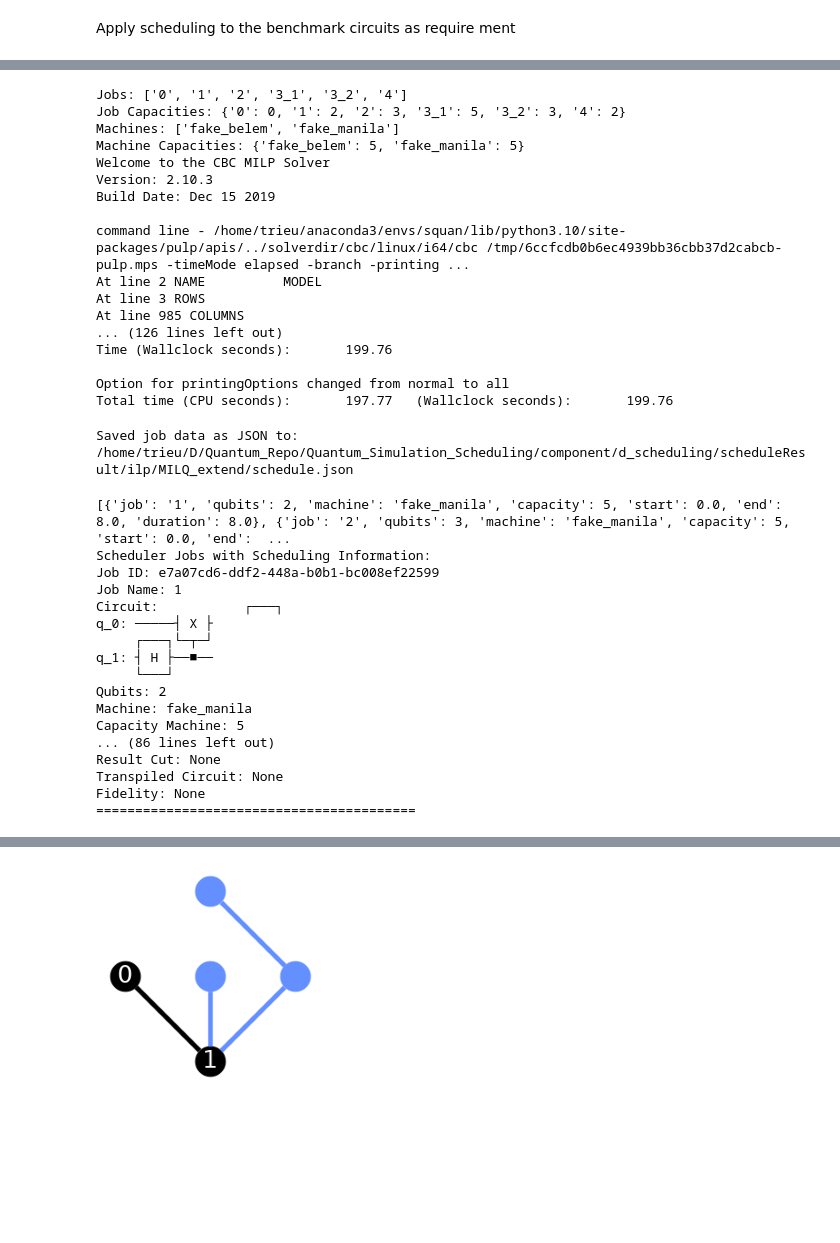
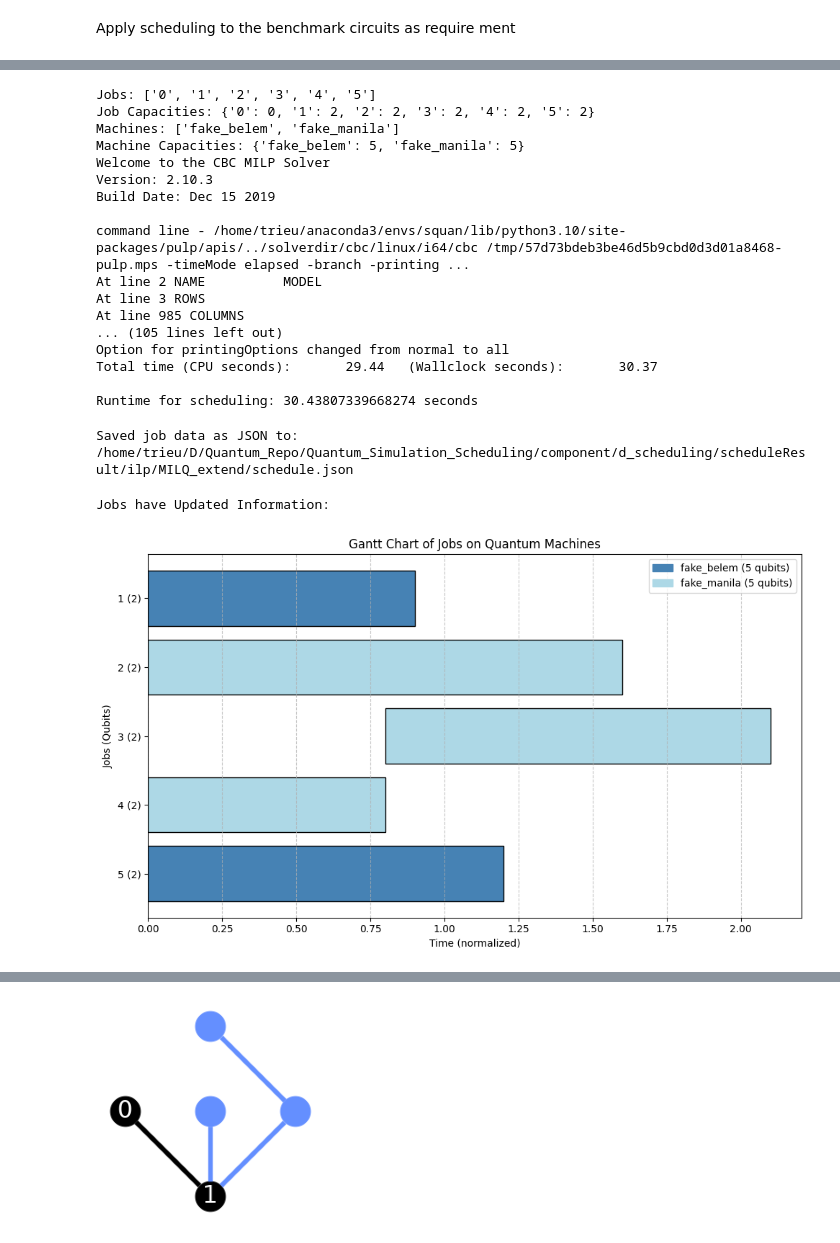
Before and after one commit to MagePro310/Quantum_Simulation_Scheduling_ver1, a Jupyter notebook: test_algorithm.ipynb, the cells around one changed output, grey strips where cells are left out. Drawn from its saved outputs; the diff is of its cells as text; code cells hidden in the pictures; blank space fills up the shorter version.

```diff
--- a/test_algorithm.ipynb
+++ b/test_algorithm.ipynb
@@ -51,8 +90,6 @@ print(machines)
 # Generate the problem
 # %% [markdown]
 Create benchmark
-# %%
-jobs = {"1": 2, "2": 3, "3": 8, "4": 2 }
 # %%
 from component.b_benchmark.mqt_tool import benchmark_circuit
 from component.sup_sys.job_info import JobInfo
@@ -235,27 +271,33 @@ print("Jobs:", jobs)
 print("Job Capacities:", job_capacities)
 print("Machines:", machines_ilp)
 print("Machine Capacities:", machine_capacities_ilp)
+result_Scheduling.nameAlgorithm = "MILQ_extend"
 from component.d_scheduling.algorithm.ilp.MILQ_extend import MILQ_extend_implementation
-# Scheduler
+import time
+# Measure runtime
+start_time = time.time()
 MILQ_extend_implementation.example_problem(bigM, timesteps, "component/d_scheduling/algorithm/ilp/MILQ_extend/MILQ_extend_result", jobs, job_capacities, machines_ilp, machine_capacities_ilp)
+runtime = time.time() - start_time
+result_Scheduling.makespanSchedule = runtime
+print(f"Runtime for scheduling: {runtime} seconds")
 # %% [output]
-Jobs: ['0', '1', '2', '3_1', '3_2', '4']
-Job Capacities: {'0': 0, '1': 2, '2': 3, '3_1': 5, '3_2': 3, '4': 2}
+Jobs: ['0', '1', '2', '3', '4', '5']
+Job Capacities: {'0': 0, '1': 2, '2': 2, '3': 2, '4': 2, '5': 2}
 Machines: ['fake_belem', 'fake_manila']
 Machine Capacities: {'fake_belem': 5, 'fake_manila': 5}
 Welcome to the CBC MILP Solver
 Version: 2.10.3
 Build Date: Dec 15 2019
 
-command line - /home/trieu/anaconda3/envs/squan/lib/python3.10/site-packages/pulp/apis/../solverdir/cbc/linux/i64/cbc /tmp/6ccfcdb0b6ec4939bb36cbb37d2cabcb-pulp.mps -timeMode elapsed -branch -printing ...
+command line - /home/trieu/anaconda3/envs/squan/lib/python3.10/site-packages/pulp/apis/../solverdir/cbc/linux/i64/cbc /tmp/57d73bdeb3be46d5b9cbd0d3d01a8468-pulp.mps -timeMode elapsed -branch -printing ...
 At line 2 NAME          MODEL
 At line 3 ROWS
 At line 985 COLUMNS
-... (126 lines left out)
-Time (Wallclock seconds):       199.76
+... (105 lines left out)
+Option for printingOptions changed from normal to all
+Total time (CPU seconds):       29.44   (Wallclock seconds):       30.37
 
-Option for printingOptions changed from normal to all
-Total time (CPU seconds):       197.77   (Wallclock seconds):       199.76
+Runtime for scheduling: 30.43807339668274 seconds
 # %%
 # Read_ilp_result
 from component.d_scheduling.extract import ilp
@@ -264,42 +305,16 @@ ilp.visualize("component/d_scheduling/algorithm/ilp/MILQ_extend/MILQ_extend_resu
 # %% [output]
 Saved job data as JSON to: /home/trieu/D/Quantum_Repo/Quantum_Simulation_Scheduling/component/d_scheduling/scheduleResult/ilp/MILQ_extend/schedule.json
-# %%
-from component.d_scheduling.analyze import analyze_cal
-
-data = analyze_cal.load_job_data("component/d_scheduling/algorithm/ilp/MILQ_extend/job_data.txt")
-print(data)
-
-for job_data in data:
-    job_name = job_data['job']
-    if job_name in scheduler_job:
-        scheduler_job[job_name].qubits = job_data['qubits']
-        scheduler_job[job_name].machine = job_data['machine']
-        scheduler_job[job_name].capacity_machine = job_data['capacity']
-        scheduler_job[job_name].start_time = job_data['start']
-        scheduler_job[job_name].duration = job_data['duration']
-        scheduler_job[job_name].end_time = job_data['end']
-
-print("Scheduler Jobs with Scheduling Information:")
-for job_name, job_info in scheduler_job.items():
-    job_info.print()
-# %% [output]
-[{'job': '1', 'qubits': 2, 'machine': 'fake_manila', 'capacity': 5, 'start': 0.0, 'end': 8.0, 'duration': 8.0}, {'job': '2', 'qubits': 3, 'machine': 'fake_manila', 'capacity': 5, 'start': 0.0, 'end':  ...
-Scheduler Jobs with Scheduling Information:
-Job ID: e7a07cd6-ddf2-448a-b0b1-bc008ef22599
-Job Name: 1
-Circuit:           ┌───┐
-q_0: ─────┤ X ├
-     ┌───┐└─┬─┘
-q_1: ┤ H ├──■──
-     └───┘
-Qubits: 2
-Machine: fake_manila
-Capacity Machine: 5
-... (86 lines left out)
-Result Cut: None
-Transpiled Circuit: None
-Fidelity: None
-=========================================
+# %%
+# Visualize data and update to dict
+from component.d_scheduling.analyze import analyze_cal
+from component.d_scheduling.datawork.visualize import visualize_data
+from component.d_scheduling.datawork.updateToDict import update_scheduler_jobs
+data = analyze_cal.load_job_data("component/d_scheduling/scheduleResult/ilp/MILQ_extend/schedule.json")
+update_scheduler_jobs(data, scheduler_job)
+visualize_data(data)
+# %% [output]
+Jobs have Updated Information:
+[figure, added]
 # %%
 from qiskit import QuantumCircuit, transpile
 # Transpile circuits for all scheduled jobs
```
Also changed, not shown: parts of 23 cells of this notebook, 20 other files.
